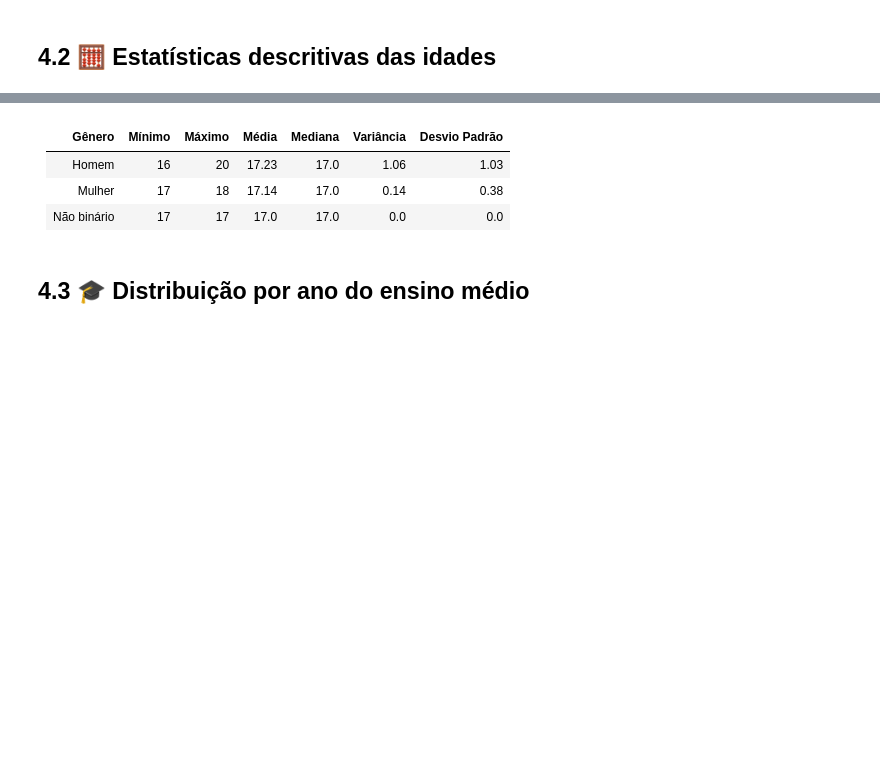
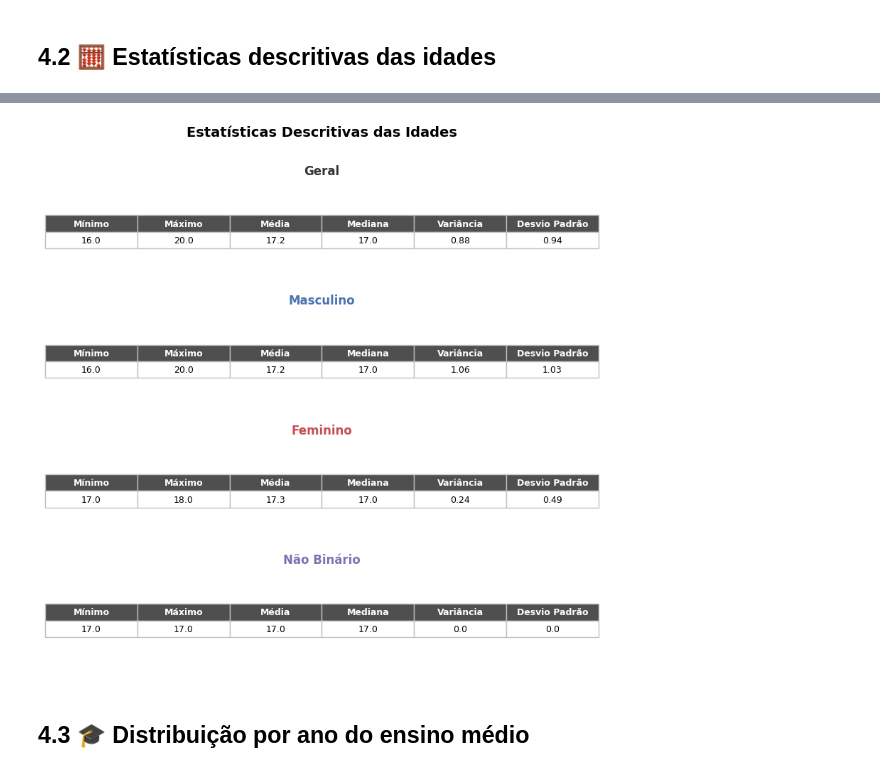
Before and after one commit to mandymagalhaes/vem-pro-mundo-fpb-perfil-dos-alunos, a Jupyter notebook: vem_pro_mundo_fpb_perfil_dos_alunos.ipynb, the cells around one changed output, grey strips where cells are left out. Saved outputs shown, nothing was run; the diff lists cells and outputs as text; code cells hidden in the pictures; blank space fills up the shorter version.

```diff
--- a/vem_pro_mundo_fpb_perfil_dos_alunos.ipynb
+++ b/vem_pro_mundo_fpb_perfil_dos_alunos.ipynb
@@ -223,16 +237,0 @@ age_stats_gender = df.groupby('Com qual gênero você se identifica?')['Idade'].
-# %%
-# Gerar tabela Markdown automaticamente
-markdown_table = "| Gênero | Mínimo | Máximo | Média | Mediana | Variância | Desvio Padrão |\n"
-markdown_table += "|---------|---------|---------|--------|----------|------------|----------------|\n"
-
-for _, row in age_stats_gender.iterrows():
-    markdown_table += f"| {row['Com qual gênero você se identifica?']} | {row['Mínimo']} | {row['Máximo']} | {row['Média']} | {row['Mediana']} | {row['Variância']} | {row['Desvio_Padrão']} |\n"
-
-# Exibir tabela
-display(Markdown(markdown_table))
-# %% [output]
-| Gênero | Mínimo | Máximo | Média | Mediana | Variância | Desvio Padrão |
-|---------|---------|---------|--------|----------|------------|----------------|
-| Homem | 16 | 20 | 17.23 | 17.0 | 1.06 | 1.03 |
-| Mulher | 17 | 18 | 17.14 | 17.0 | 0.14 | 0.38 |
-| Não binário | 17 | 17 | 17.0 | 17.0 | 0.0 | 0.0 |
@@ -239,2 +249,59 @@ display(Markdown(markdown_table))
+# %%
+# Criar dicionários de estatísticas
+geral = stats_summary(df['Idade'])
+masc = stats_summary(df[df['Genero'] == 'Homem']['Idade'])
+fem = stats_summary(df[df['Genero'] == 'Mulher']['Idade'])
+nb = stats_summary(df[df['Genero'] == 'Não binário']['Idade'])
+# %%
+# Converter para DataFrames
+stats_geral = pd.DataFrame([geral])
+stats_masc = pd.DataFrame([masc])
+stats_fem = pd.DataFrame([fem])
+stats_nb = pd.DataFrame([nb])
+# %%
+# Criar figura com 4 linhas
+fig, axes = plt.subplots(4, 1, figsize=(8, 8))
+fig.suptitle('Estatísticas Descritivas das Idades\n', fontsize=14, fontweight='bold')
+
+# Função para exibir tabela com fundo alternado
+def show_table(ax, df, title, color):
+    ax.axis('tight')
+    ax.axis('off')
+    table = ax.table(
+        cellText=df.values,
+        colLabels=df.columns,
+        cellLoc='center',
+        loc='center'
+    )
+
+    # Estilos da tabela
+    table.auto_set_font_size(False)
+    table.set_fontsize(9)
+    table.scale(1.1, 1.3)
+
+    # Cor do título
+    ax.set_title(title, fontsize=12, fontweight='bold', color=color)
+
+    # Aplicar fundo alternado nas células
+    for (row, col), cell in table.get_celld().items():
+        if row == 0:  # cabeçalho
+            cell.set_text_props(weight='bold', color='white')
+            cell.set_facecolor('#4F4F4F')
+        elif row % 2 == 0:
+            cell.set_facecolor('#F2F2F2')
+        else:
+            cell.set_facecolor('#FFFFFF')
+        cell.set_edgecolor('#C0C0C0')
+
+# --- Exibir as tabelas empilhadas ---
+show_table(axes[0], stats_geral, "Geral", "#333333")
+show_table(axes[1], stats_masc, "Masculino", "#4C72B0")
+show_table(axes[2], stats_fem, "Feminino", "#C44E52")
+show_table(axes[3], stats_nb, "Não Binário", "#8172B3")
+
+plt.tight_layout()
+plt.show()
+# %% [output]
+[figure, added]
 # %% [markdown]
 ## 4.3 🎓 Distribuição por ano do ensino médio
```
Also changed, not shown: parts of 76 cells of this notebook.
